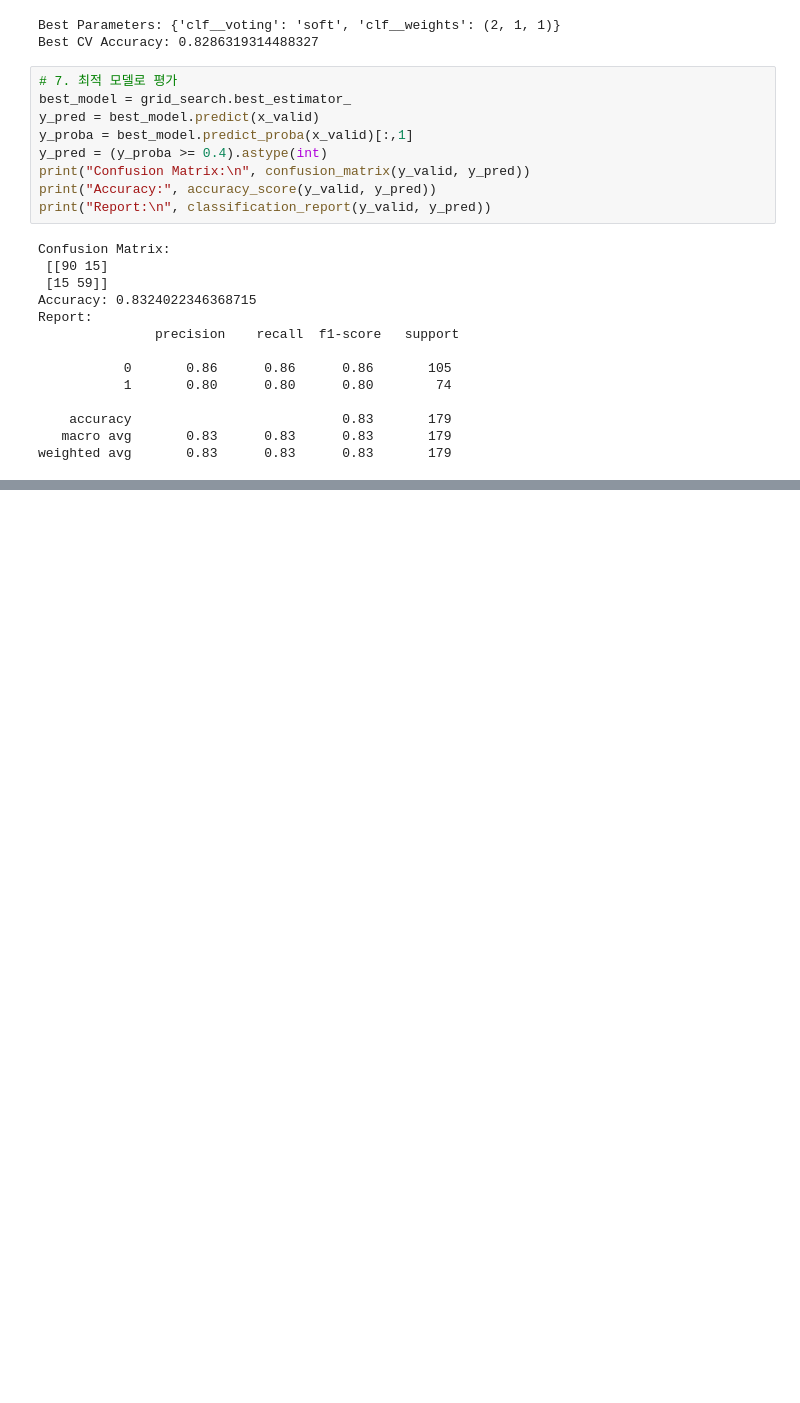
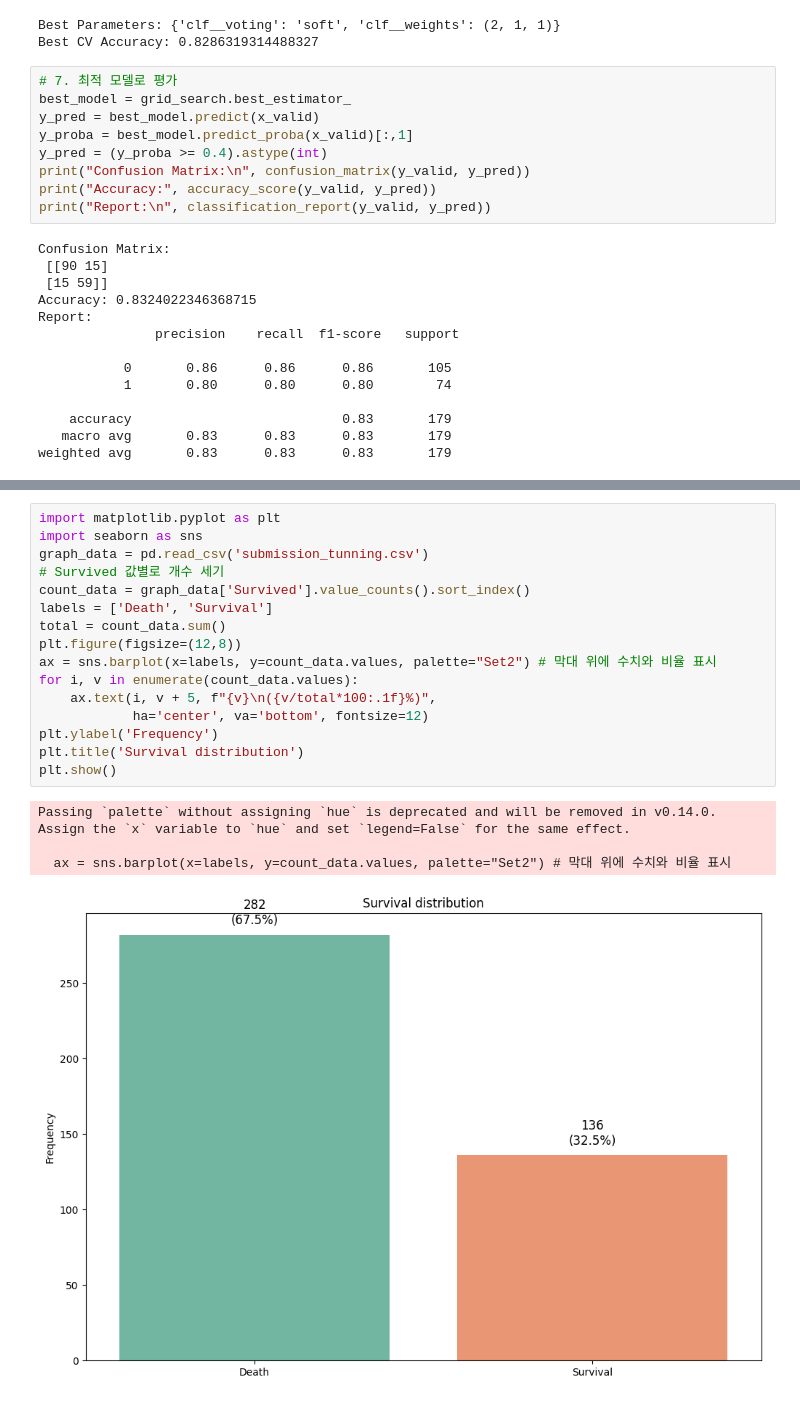
Before and after one commit to Lee-Taewoo/Python, a Jupyter notebook: Titanic_tunning.ipynb, the cells around one changed output, grey strips where cells are left out. Saved outputs shown, nothing was run; the diff lists cells and outputs as text; blank space fills up the shorter version.

```diff
--- a/Titanic_tunning.ipynb
+++ b/Titanic_tunning.ipynb
@@ -107,0 +146,21 @@ weighted avg       0.83      0.83      0.83       179
+# %%
+import matplotlib.pyplot as plt
+import seaborn as sns
+graph_data = pd.read_csv('submission_tunning.csv')
+# Survived 값별로 개수 세기
+count_data = graph_data['Survived'].value_counts().sort_index()
+labels = ['Death', 'Survival']
+total = count_data.sum()
+plt.figure(figsize=(12,8))
+ax = sns.barplot(x=labels, y=count_data.values, palette="Set2") # 막대 위에 수치와 비율 표시
+for i, v in enumerate(count_data.values):
+    ax.text(i, v + 5, f"{v}\n({v/total*100:.1f}%)",
+            ha='center', va='bottom', fontsize=12)
+plt.ylabel('Frequency')
+plt.title('Survival distribution')
+plt.show()
+# %% [output]
+Passing `palette` without assigning `hue` is deprecated and will be removed in v0.14.0. Assign the `x` variable to `hue` and set `legend=False` for the same effect.
+
+  ax = sns.barplot(x=labels, y=count_data.values, palette="Set2") # 막대 위에 수치와 비율 표시
+[figure, added]
```
Also changed, not shown: parts of 1 cell of this notebook.
